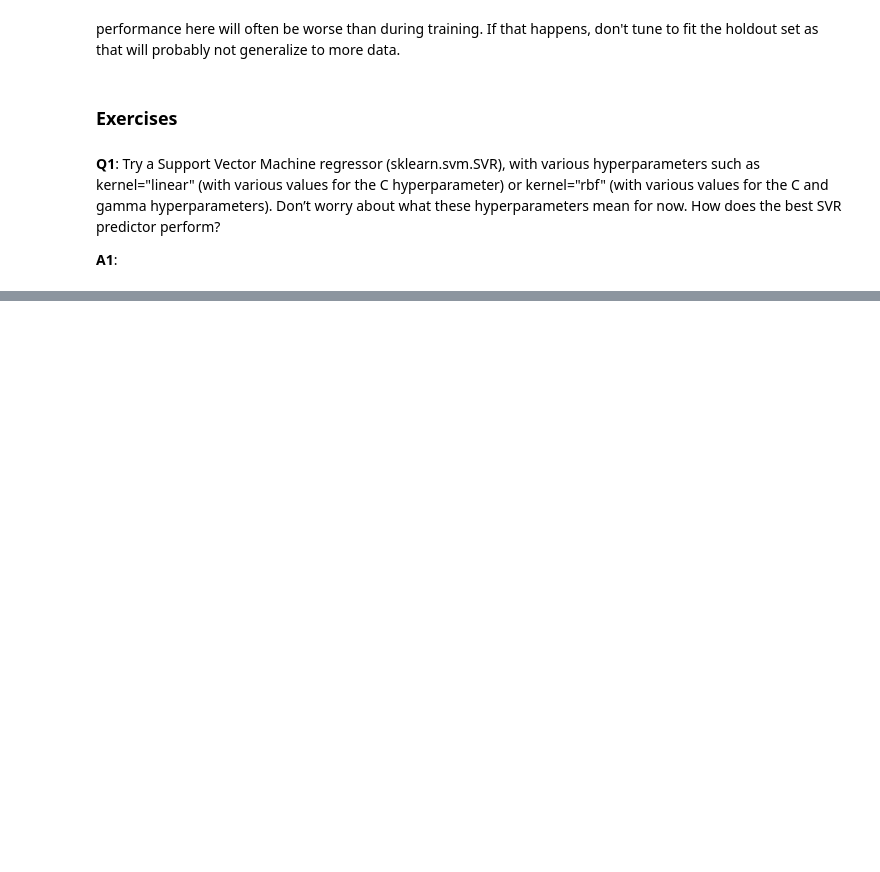
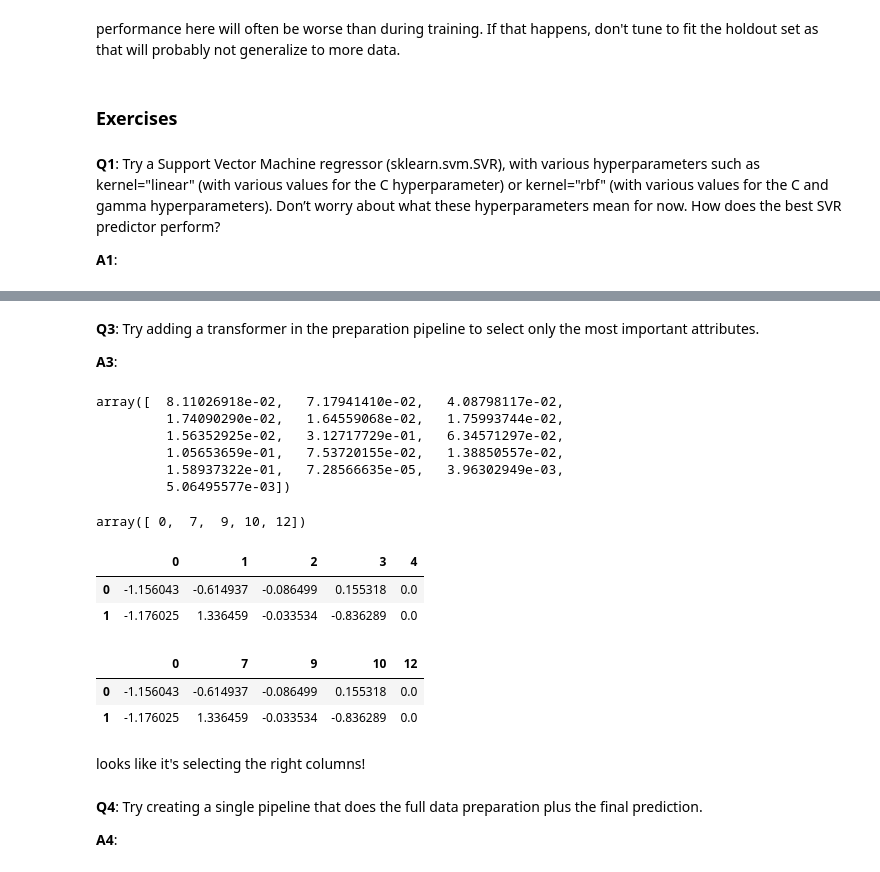
Before and after one commit to Kallin/data_sci_explore, a Jupyter notebook: work/external_tutorials/hands_on_machine_learning/chapter_2/index.ipynb, the cells around one changed output, grey strips where cells are left out. Saved outputs shown, nothing was run; the diff lists cells and outputs as text; code cells hidden in the pictures; blank space fills up the shorter version.

```diff
--- a/work/external_tutorials/hands_on_machine_learning/chapter_2/index.ipynb
+++ b/work/external_tutorials/hands_on_machine_learning/chapter_2/index.ipynb
@@ -624,6 +624,12 @@ class DataFrameSelector(BaseEstimator, TransformerMixin):
         return X[self.attribute_names].values
 # %% [markdown]
 we can then use this selector as the first stage in our 2 pipelines:
+# %%
+class CustomBinarizer(BaseEstimator, TransformerMixin):
+    def fit(self, X, y=None,**fit_params):
+        return self
+    def transform(self, X):
+        return LabelBinarizer().fit(X).transform(X)
 # %%
 from sklearn.pipeline import FeatureUnion
 
@@ -639,7 +645,7 @@ num_pipeline = Pipeline([
 
 cat_pipeline = Pipeline([
         ('selector', DataFrameSelector(cat_attribs)),
-        ('label_binarizer', LabelBinarizer()),
+        ('label_binarizer', CustomBinarizer()),
     ])
 
 full_pipeline = FeatureUnion(transformer_list=[
@@ -968,0 +993,67 @@ for mean_score, params in zip(cvres["mean_test_score"], cvres["params"]):
+# %% [markdown]
+**Q3**: Try adding a transformer in the preparation pipeline to select only the most important attributes.
+
+**A3**:
+# %%
+# we already have feature importances from earlier
+feature_importances
+# %% [output]
+array([  8.11026918e-02,   7.17941410e-02,   4.08798117e-02,
+         1.74090290e-02,   1.64559068e-02,   1.75993744e-02,
+         1.56352925e-02,   3.12717729e-01,   6.34571297e-02,
+         1.05653659e-01,   7.53720155e-02,   1.38850557e-02,
+         1.58937322e-01,   7.28566635e-05,   3.96302949e-03,
+         5.06495577e-03])
+# %%
+from sklearn.base import BaseEstimator, TransformerMixin
+
+# we'll select 5 features to test
+k_features = 5
+
+def indices_of_top_k(arr, k):
+    # agrpartition will sort by index , ensuring the element at k is in the correct position when the array is sorted.
+    # therefore, the largest elements will all be at -k..end_of array ([-k:])
+    return np.sort(np.argpartition(np.array(arr), -k)[-k:])
+
+class TopFeatureSelector(BaseEstimator, TransformerMixin):
+    def __init__(self, feature_importances, k):
+        # assume we already have the feature_importances array
+        self.feature_importances = feature_importances
+        self.k = k
+    def fit(self, X, y=None, **fit_params):
+        # configure the transformers by calculating the indices of the best features
+        self.feature_indices_ = indices_of_top_k(self.feature_importances, self.k)
+        return self
+    def transform(self, X):
+        return X[:, self.feature_indices_]
+# %%
+feature_pipeline = Pipeline([
+        ('full', full_pipeline),
+        ('feature', TopFeatureSelector(feature_importances, k_features)),
+    ])
+
+# feature_prepared = feature_pipeline.fit(housing) ## same as below
+feature_prepared = feature_pipeline.fit(housing).transform(housing)
+# %%
+top_k_feature_indices = indices_of_top_k(feature_importances, k_features)
+top_k_feature_indices
+# %% [output]
+array([ 0,  7,  9, 10, 12])
+# %%
+pd.DataFrame(feature_prepared).head(2)
+# %% [output]
+|  | 0 | 1 | 2 | 3 | 4 |
+| 0 | -1.156043 | -0.614937 | -0.086499 | 0.155318 | 0.0 |
+| 1 | -1.176025 | 1.336459 | -0.033534 | -0.836289 | 0.0 |
+# %%
+pd.DataFrame(housing_prepared).iloc[:, top_k_feature_indices].head(2)
+# %% [output]
+|  | 0 | 7 | 9 | 10 | 12 |
+| 0 | -1.156043 | -0.614937 | -0.086499 | 0.155318 | 0.0 |
+| 1 | -1.176025 | 1.336459 | -0.033534 | -0.836289 | 0.0 |
+# %% [markdown]
+looks like it's selecting the right columns!
+# %% [markdown]
+**Q4**: Try creating a single pipeline that does the full data preparation plus the final prediction.
+
+**A4**:
```
Also changed, not shown: parts of 26 cells of this notebook, 2 other files.
